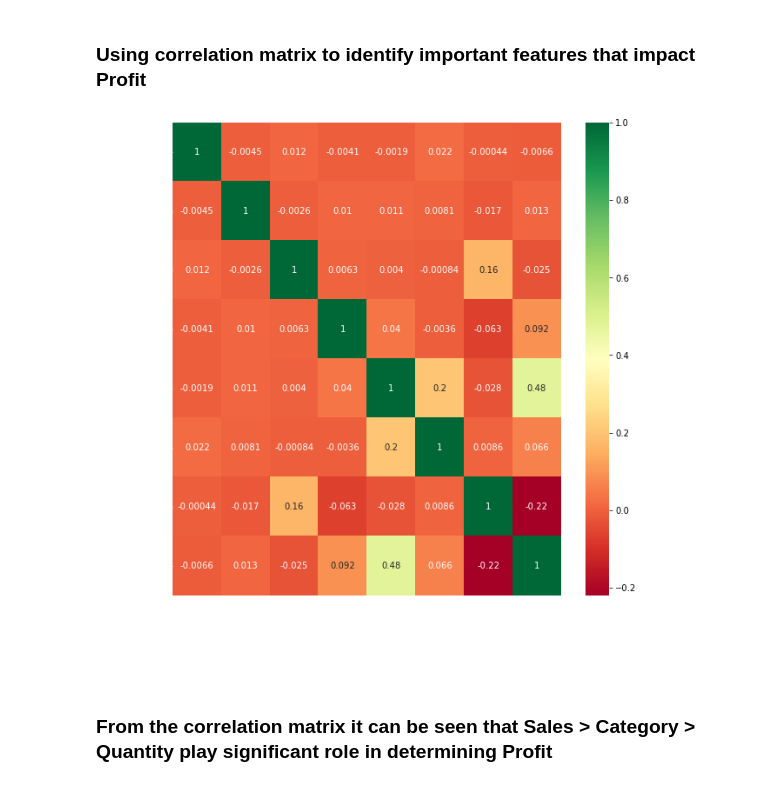
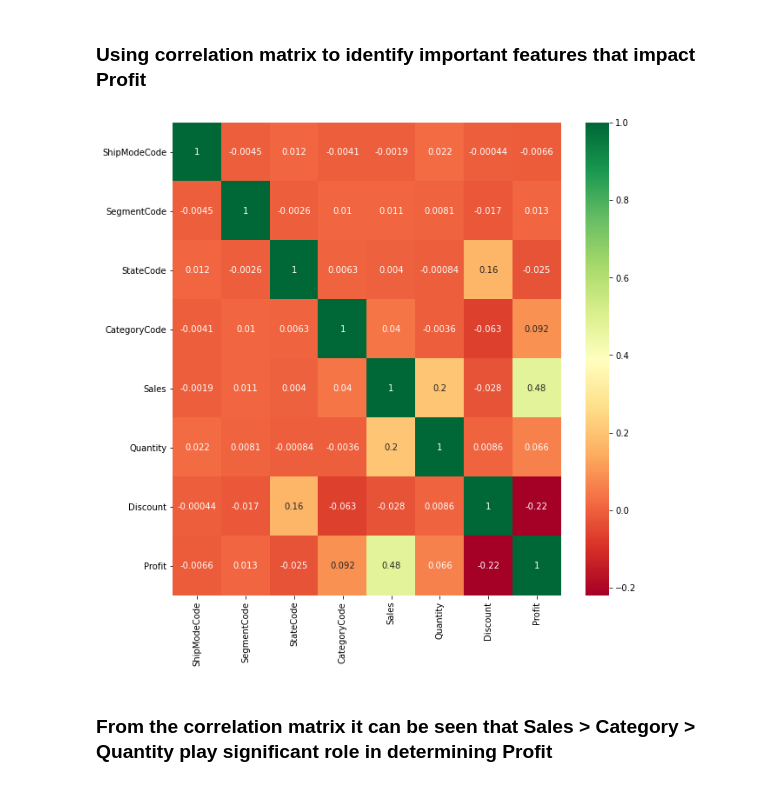
Before and after one commit to nrpu88/GRIP, a Jupyter notebook: task5.ipynb, the cells around one changed output. Saved outputs shown, nothing was run; the diff lists cells and outputs as text; code cells hidden in the pictures.

Commit message:
Ticks color for Heatmap Changed

```diff
--- a/task5.ipynb
+++ b/task5.ipynb
@@ -149,14 +149,14 @@ data.describe()
 # %%
 import seaborn as sns
 fig, ax = plt.subplots(figsize=(10,10))
 corrM = data.corr()
 
-ax.tick_params(axis='x', colors='white')
-ax.tick_params(axis='y', colors='white')
+ax.tick_params(axis='x', colors='black')
+ax.tick_params(axis='y', colors='black')
 #plot heat map
 g=sns.heatmap(corrM,annot=True,cmap="RdYlGn")
 # %% [output]
-[figure, old version]
+[figure, new version]
 # %% [markdown]
 ### From the correlation matrix it can be seen that Sales > Category > Quantity play significant role in determining Profit
 # %%
```
Also changed, not shown: parts of 9 cells of this notebook.
